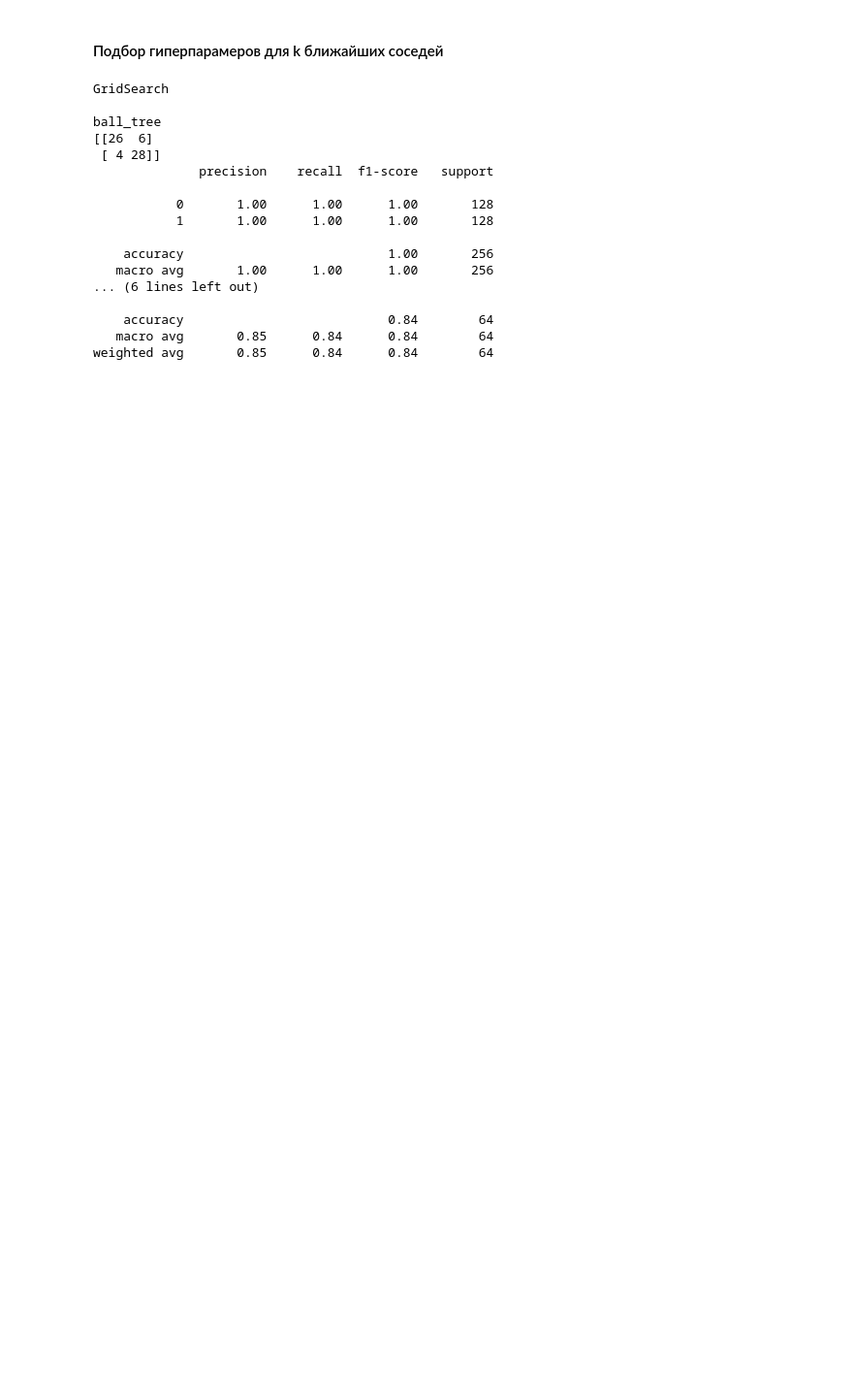
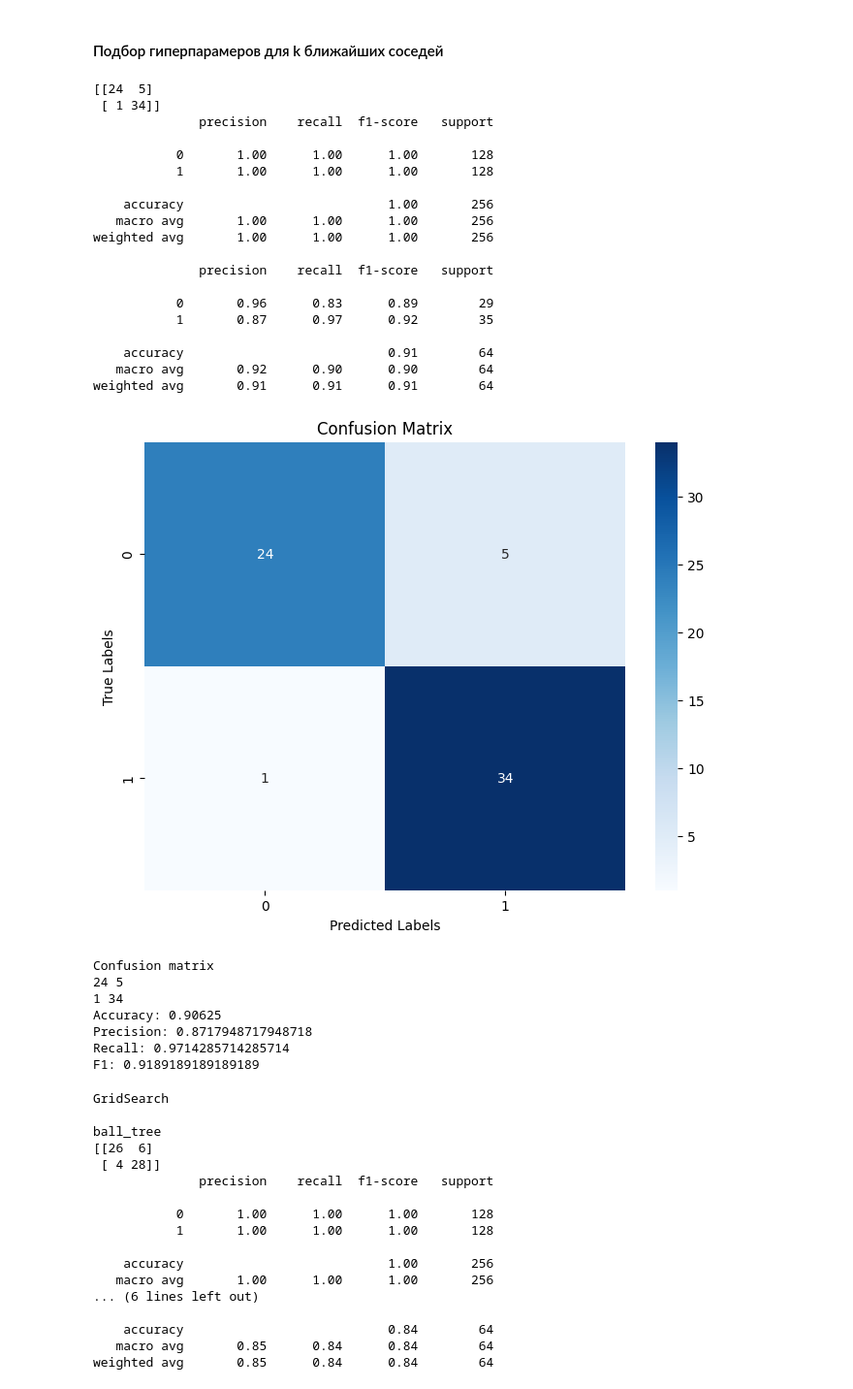
Before and after one commit to KolodnitskyIlya/ML-labs, a Jupyter notebook: lab_3/lab_3.ipynb, the cells around one changed output. Shown at 97% size. Saved outputs shown, nothing was run; the diff lists cells and outputs as text; code cells hidden in the pictures; blank space fills up the shorter version.

```diff
--- a/lab_3/lab_3.ipynb
+++ b/lab_3/lab_3.ipynb
@@ -721,3 +723,39 @@ F1: 0.8387096774193549
+# %%
+model = KNeighborsClassifier(metric='euclidean', n_neighbors=3, weights='distance', algorithm='kd_tree', leaf_size=10)
+model.fit(X_smt_train, y_smt_train)
+y_smt_test = model.predict(X_smt_test)
+print_metrics(y_smt_test, y_smt_pred_test, y_smt_train, y_smt_pred_train)
+
+with open("knn_model.pkl", "wb") as f:
+    pickle.dump(model, f)
+# %% [output]
+[[24  5]
+ [ 1 34]]
+              precision    recall  f1-score   support
+
+           0       1.00      1.00      1.00       128
+           1       1.00      1.00      1.00       128
+
+    accuracy                           1.00       256
+   macro avg       1.00      1.00      1.00       256
+weighted avg       1.00      1.00      1.00       256
+
+              precision    recall  f1-score   support
+
+           0       0.96      0.83      0.89        29
+           1       0.87      0.97      0.92        35
+
+    accuracy                           0.91        64
+   macro avg       0.92      0.90      0.90        64
+weighted avg       0.91      0.91      0.91        64
+[figure, added]
+Confusion matrix
+24 5
+1 34
+Accuracy: 0.90625
+Precision: 0.8717948717948718
+Recall: 0.9714285714285714
+F1: 0.9189189189189189
 # %%
 algorithms = ['ball_tree', 'kd_tree', 'brute']
 
```
Also changed, not shown: parts of 3 cells of this notebook, 23 other files.
